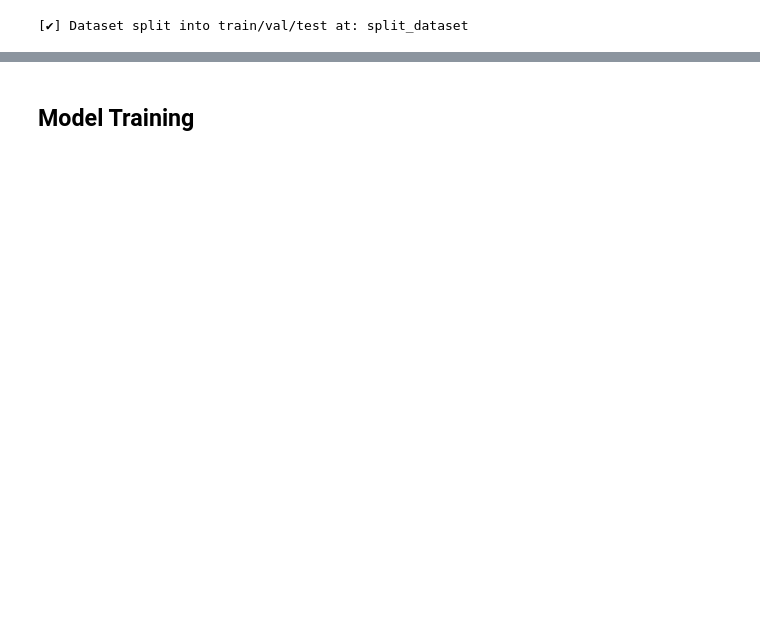
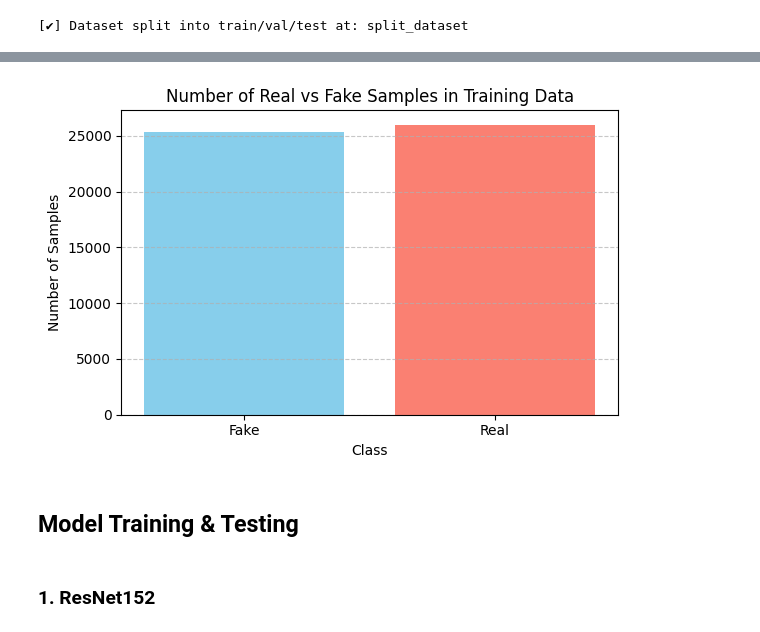
Before and after one commit to pranav-85/deep_fake, a Jupyter notebook: main.ipynb, the cells around one changed output, grey strips where cells are left out. Cells and saved outputs as stored; diff of their text form; code cells hidden in the pictures; blank space fills up the shorter version.

```diff
--- a/main.ipynb
+++ b/main.ipynb
@@ -172,0 +267,31 @@ dataset.split_dataset(os.getcwd(), output_dir='split_dataset')
+# %%
+train_dir = 'split_dataset/train'
+val_dir = 'split_dataset/val'
+test_dir = 'split_dataset/test'
+
+train_dataset = DatasetLoader(train_dir, common_transform=None, balance_data=True)
+val_dataset = DatasetLoader(val_dir, common_transform=common_transform, balance_data=True)
+test_dataset = DatasetLoader(test_dir, common_transform=common_transform, balance_data=True)
+# %%
+from collections import Counter
+
+# Count labels from the train dataset
+labels = [label for _, label in train_dataset]
+counts = Counter(labels)
+
+# Map labels to class names
+class_names = {0: 'Real', 1: 'Fake'}
+labels_text = [class_names[int(label)] for label in counts.keys()]
+values = list(counts.values())
+
+# Plot
+plt.figure(figsize=(6, 4))
+plt.bar(labels_text, values, color=['skyblue', 'salmon'])
+plt.title('Number of Real vs Fake Samples in Training Data')
+plt.xlabel('Class')
+plt.ylabel('Number of Samples')
+plt.grid(axis='y', linestyle='--', alpha=0.7)
+plt.tight_layout()
+plt.show()
+# %% [output]
+[figure, added]
@@ -173,2 +305,2 @@ dataset.split_dataset(os.getcwd(), output_dir='split_dataset')
 # %% [markdown]
-## Model Training
+## Model Training & Testing
@@ -196,3 +307,6 @@ test_loader = DataLoader(test_dataset, batch_size=32, shuffle=False, num_workers
+# %% [markdown]
+
+### 1. ResNet152
 # %%
 def get_resnet_model():
     model = models.resnet152(pretrained=True)
```
Also changed, not shown: parts of 36 cells of this notebook, 5 other files.
